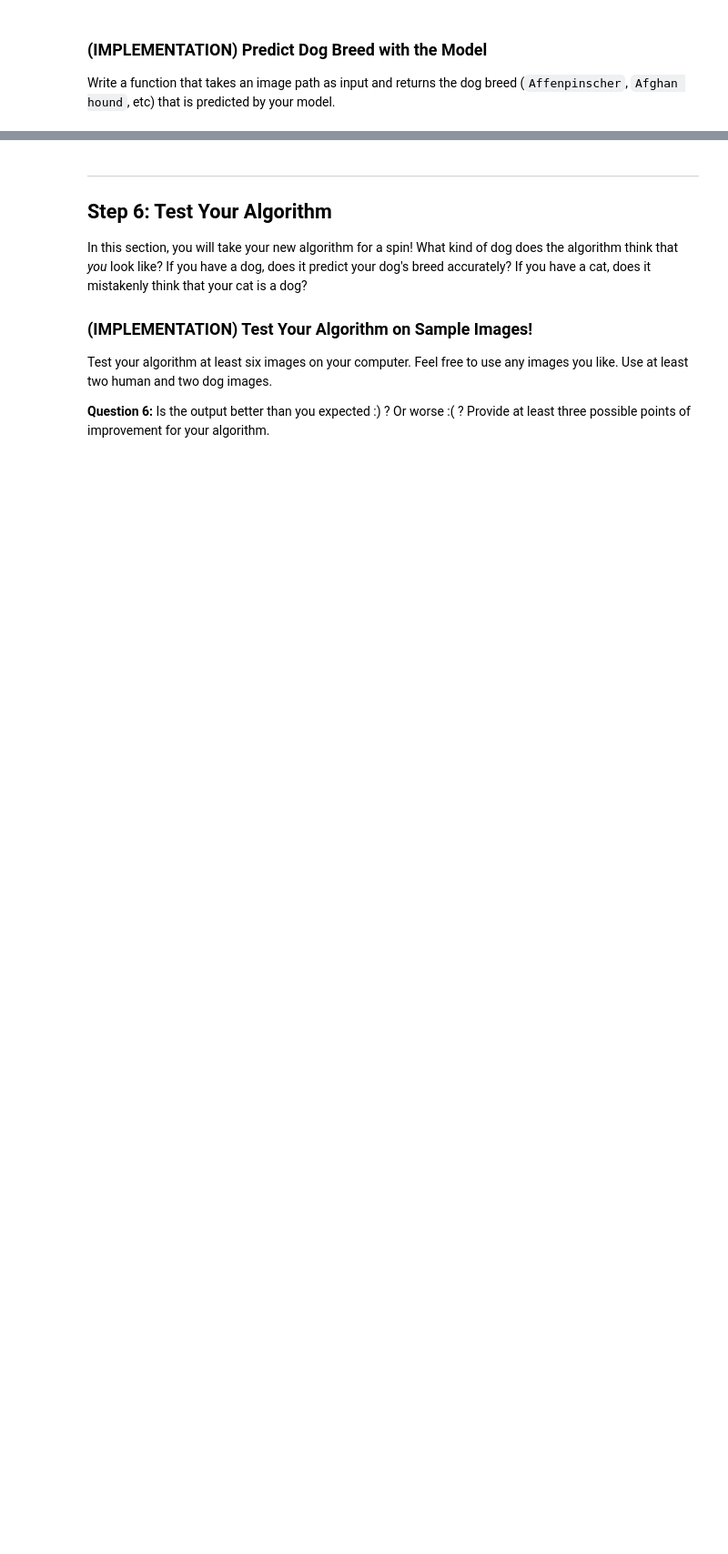
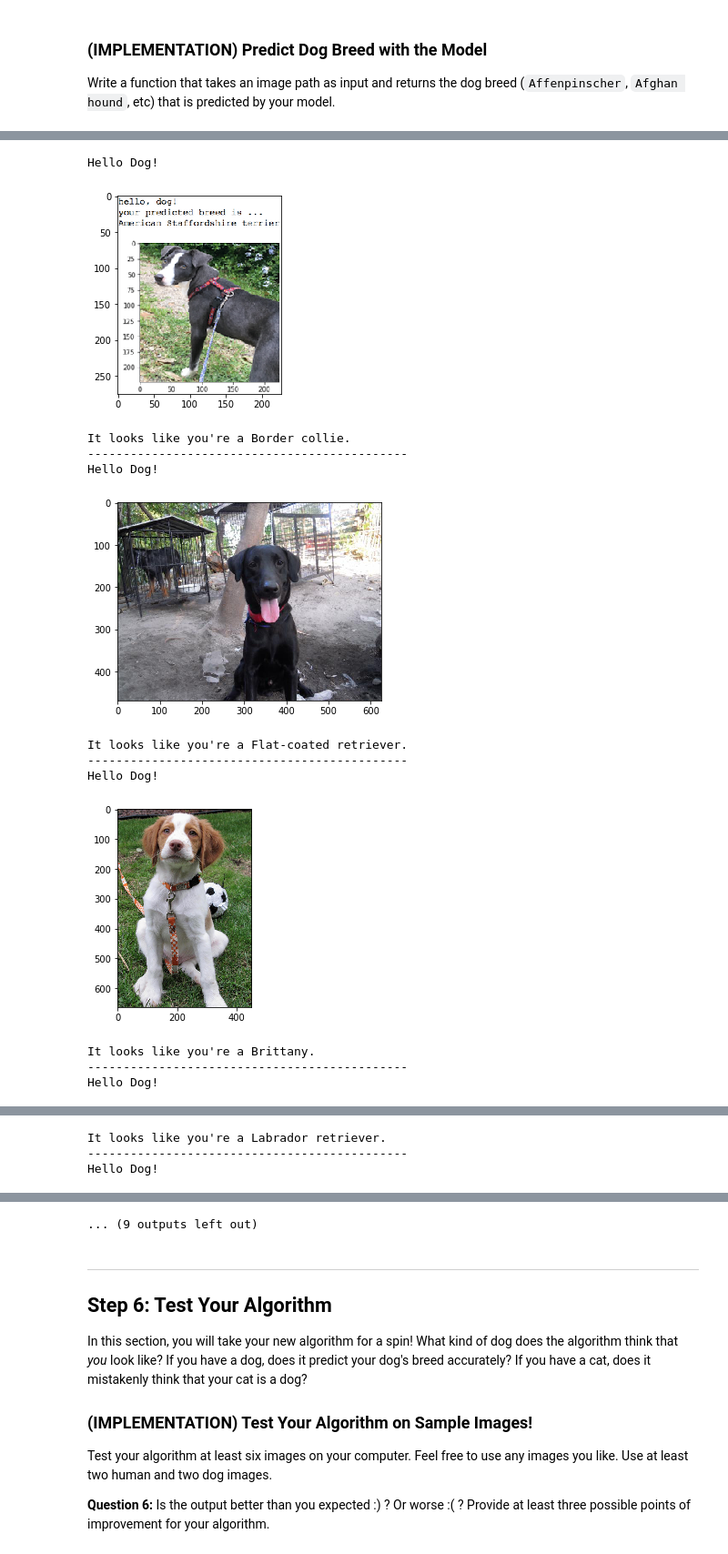
Before and after one commit to ericmolsen5/Udacity_Dog_Breed_Classifier, a Jupyter notebook: dog_app.ipynb, the cells around one changed output, grey strips where cells are left out. Shown at 91% size. Cells and saved outputs as stored; diff of their text form; code cells hidden in the pictures; blank space fills up the shorter version.

Commit message:
Feat: Algorithm Trained, app test features
This concludes this project. If it ends up being resubmitted, I'll post an updated notebook.

```diff
--- a/dog_app.ipynb
+++ b/dog_app.ipynb
@@ -518,7 +547,7 @@ def train(n_epochs, loaders, model, optimizer, criterion, use_cuda, save_path):
 
             # Print the output for training feedback:
             # for each 20 batches, print the loss
-            if batch_idx % 1 == 0:
+            if batch_idx % 40 == 0:
                 print("Epoch {} \tBatch {} \tTrain Loss {:.6f} ".format(
                     int(epoch),
                     int(batch_idx/20),
@@ -752,7 +779,7 @@ Use the next code cell to specify a [loss function](http://pytorch.org/docs/mast
 criterion_transfer = nn.CrossEntropyLoss()
 # we'll stick with SGD since this is going to take a LOT of processing
 # we'll keep the learning rate small since this is a very deep network
-optimizer_transfer = optim.SGD(transfered_model.fc.parameters(), lr=0.001)
+optimizer_transfer = optim.SGD(model_transfer.fc.parameters(), lr=0.001)
 # %% [markdown]
 ### (IMPLEMENTATION) Train and Validate the Model
 
@@ -828,0 +916,27 @@ def run_app(img_path):
+# %%
+### TODO: Write your algorithm.
+### Feel free to use as many code cells as needed.
+
+def run_app(img_path):
+    ## handle cases for a human face, dog, and neither
+    # Thankfully we now have a dog_detector and human_detector function above
+
+    if (face_detector(img_path)):
+        print("Hello Human!")
+        show_image(img_path)
+        prediction = predict_breed_transfer(img_path, model_transfer, class_names)
+        print("If you were a dog, you'd be a {}.".format(prediction))
+
+    # this function will require the VGG16 model to be loaded
+    elif (dog_detector(img_path)):
+        print("Hello Dog!")
+        show_image(img_path)
+        prediction = predict_breed_transfer(img_path, model_transfer, class_names)
+        print("It looks like you're a {}.".format(prediction))
+
+    else:
+        print('????????????')
+        show_image(img_path)
+        print("Ooops, it looks like you're not a dog or human. What are you?")
+
+    print("---------------------------------------------")
@@ -828,0 +952,25 @@ def run_app(img_path):
+# %%
+#simple test
+
+test_folder = './images'
+# test_folder = './test_run'
+# test_folder = './small_images'
+
+for file in os.listdir(test_folder):
+    if file.endswith('.jpg') or file.endswith('.png') or file.endswith('jpeg'):
+        img_file = os.path.join(test_folder, file)
+        run_app(img_file)
+# %% [output]
+Hello Dog!
+[figure, added]
+It looks like you're a Border collie.
+---------------------------------------------
+Hello Dog!
+[figure, added]
+It looks like you're a Flat-coated retriever.
+---------------------------------------------
+Hello Dog!
+[figure, added]
+It looks like you're a Brittany.
+---------------------------------------------
+Hello Dog!
@@ -828,0 +978,3 @@ def run_app(img_path):
+It looks like you're a Labrador retriever.
+---------------------------------------------
+Hello Dog!
@@ -829,3 +986,4 @@ def run_app(img_path):
+... (9 outputs left out)
 # %% [markdown]
 ---
 <a id='step6'></a>
```
Also changed, not shown: parts of 25 cells of this notebook, 1 other file.
